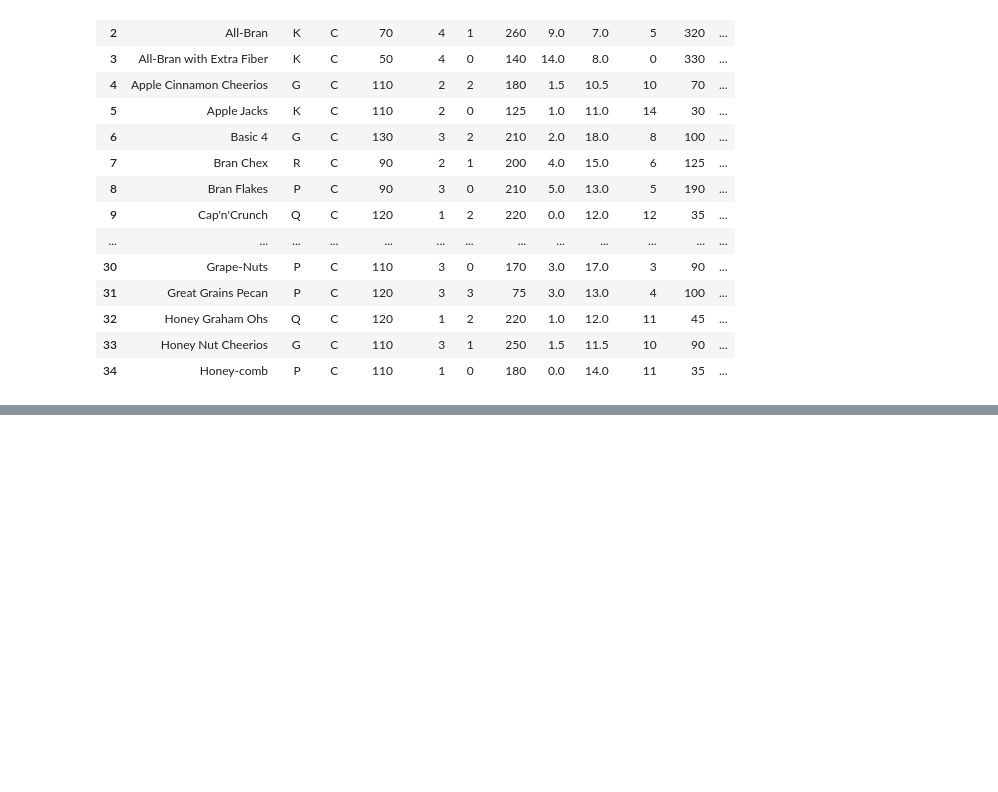
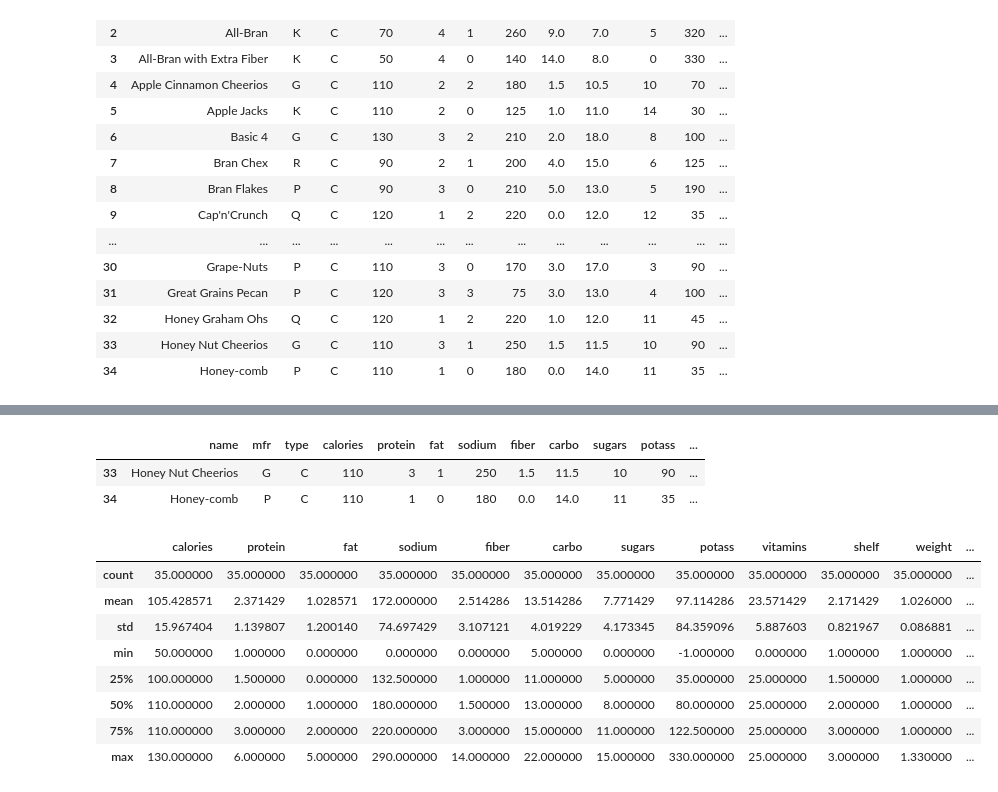
Before and after one commit to Vaibhav-Thalanki/Machine_Learning, a Jupyter notebook: pandas.ipynb, the cells around one changed output, grey strips where cells are left out. Cells and saved outputs as stored; diff of their text form; code cells hidden in the pictures; blank space fills up the shorter version.

```diff
--- a/pandas.ipynb
+++ b/pandas.ipynb
@@ -247,0 +292,18 @@ ImportError: Missing optional dependency 'openpyxl'.  Use pip or conda to instal
+# %%
+dataset.tail(2)
+# %% [output]
+|  | name | mfr | type | calories | protein | fat | sodium | fiber | carbo | sugars | potass | ... |
+| 33 | Honey Nut Cheerios | G | C | 110 | 3 | 1 | 250 | 1.5 | 11.5 | 10 | 90 | ... |
+| 34 | Honey-comb | P | C | 110 | 1 | 0 | 180 | 0.0 | 14.0 | 11 | 35 | ... |
+# %%
+dataset.describe()
+# %% [output]
+|  | calories | protein | fat | sodium | fiber | carbo | sugars | potass | vitamins | shelf | weight | ... |
+| count | 35.000000 | 35.000000 | 35.000000 | 35.000000 | 35.000000 | 35.000000 | 35.000000 | 35.000000 | 35.000000 | 35.000000 | 35.000000 | ... |
+| mean | 105.428571 | 2.371429 | 1.028571 | 172.000000 | 2.514286 | 13.514286 | 7.771429 | 97.114286 | 23.571429 | 2.171429 | 1.026000 | ... |
+| std | 15.967404 | 1.139807 | 1.200140 | 74.697429 | 3.107121 | 4.019229 | 4.173345 | 84.359096 | 5.887603 | 0.821967 | 0.086881 | ... |
+| min | 50.000000 | 1.000000 | 0.000000 | 0.000000 | 0.000000 | 5.000000 | 0.000000 | -1.000000 | 0.000000 | 1.000000 | 1.000000 | ... |
+| 25% | 100.000000 | 1.500000 | 0.000000 | 132.500000 | 1.000000 | 11.000000 | 5.000000 | 35.000000 | 25.000000 | 1.500000 | 1.000000 | ... |
+| 50% | 110.000000 | 2.000000 | 1.000000 | 180.000000 | 1.500000 | 13.000000 | 8.000000 | 80.000000 | 25.000000 | 2.000000 | 1.000000 | ... |
+| 75% | 110.000000 | 3.000000 | 2.000000 | 220.000000 | 3.000000 | 15.000000 | 11.000000 | 122.500000 | 25.000000 | 3.000000 | 1.000000 | ... |
+| max | 130.000000 | 6.000000 | 5.000000 | 290.000000 | 14.000000 | 22.000000 | 15.000000 | 330.000000 | 25.000000 | 3.000000 | 1.330000 | ... |
```
Also changed, not shown: parts of 43 cells of this notebook, 1 other file.
